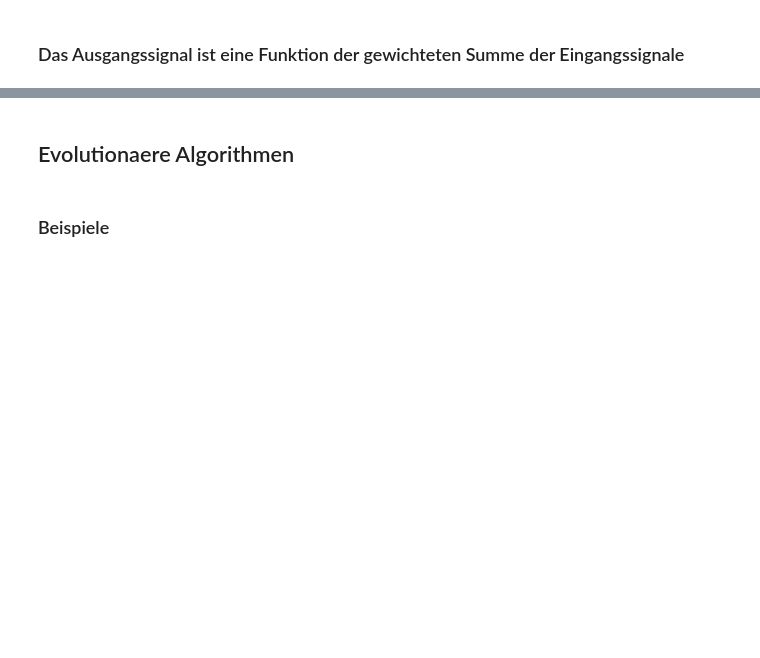
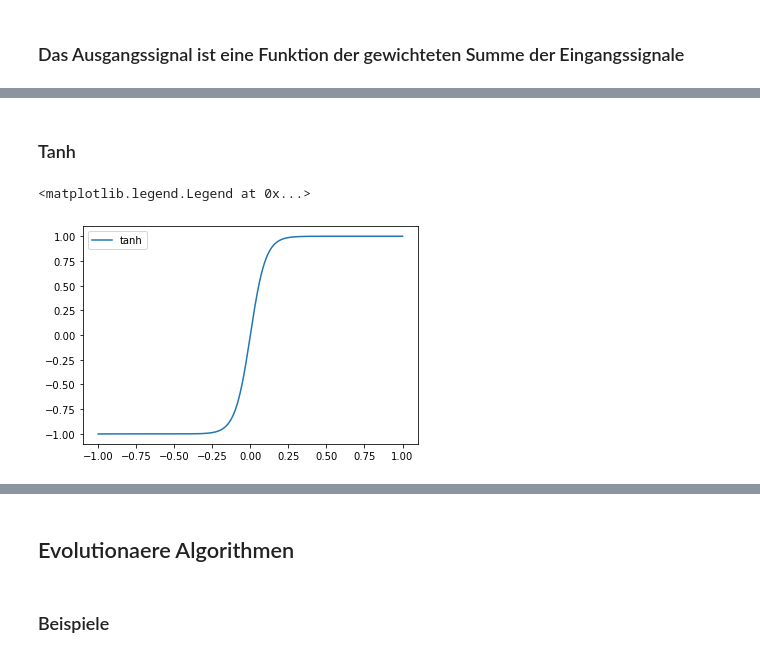
Before and after one commit to mpievolbio-scicomp/Evolution-und-KI, a Jupyter notebook: Evolution_und_KI.ipynb, the cells around one changed output, grey strips where cells are left out. Cells and saved outputs as stored; diff of their text form; code cells hidden in the pictures; blank space fills up the shorter version.

```diff
--- a/Evolution_und_KI.ipynb
+++ b/Evolution_und_KI.ipynb
@@ -171,0 +250,11 @@ verknuepft."
+# %% [markdown]
+### Tanh
+# %%
+x = numpy.linspace(-1,1,1024)
+y = numpy.tanh(10*x)
+
+pyplot.plot(x, y, label="tanh")
+pyplot.legend()
+# %% [output]
+<matplotlib.legend.Legend at 0x...>
+[figure, added]
```
Also changed, not shown: parts of 73 cells of this notebook.
